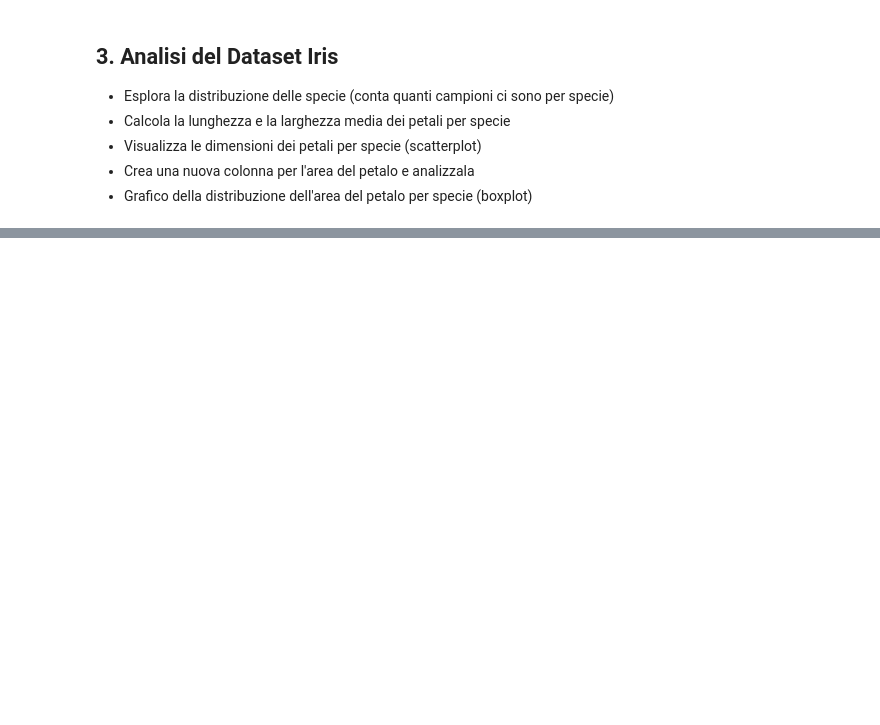
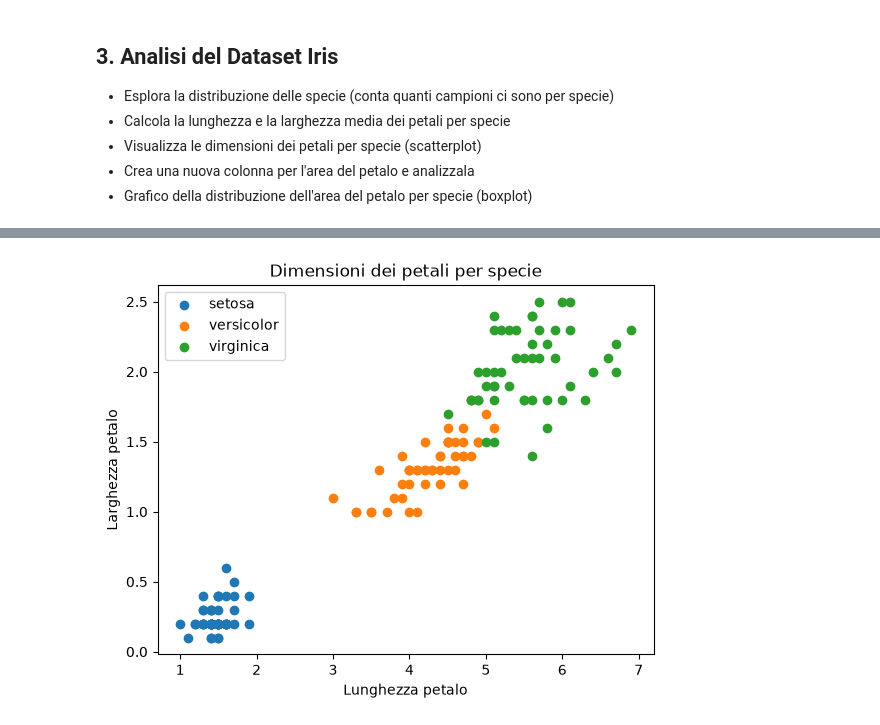
Before and after one commit to Andreabur06/ProgrammingLab, a Jupyter notebook: ESERCIZI/5.4_Esercizi_lez_5.ipynb, the cells around one changed output, grey strips where cells are left out. Cells and saved outputs as stored; diff of their text form; code cells hidden in the pictures; blank space fills up the shorter version.

```diff
--- a/ESERCIZI/5.4_Esercizi_lez_5.ipynb
+++ b/ESERCIZI/5.4_Esercizi_lez_5.ipynb
@@ -136,0 +198,14 @@ df.head()
+# %%
+#scatterplot delle dimensioni dei petali per specie
+for specie in df['species'].unique():
+    gruppo = df[df['species'] == specie]
+    plt.scatter(gruppo['petal_length'], gruppo['petal_width'], label=specie)
+
+
+plt.title('Dimensioni dei petali per specie')
+plt.xlabel('Lunghezza petalo')
+plt.ylabel('Larghezza petalo')
+plt.legend()
+plt.show()
+# %% [output]
+[figure, added]
```
Also changed, not shown: parts of 9 cells of this notebook.
